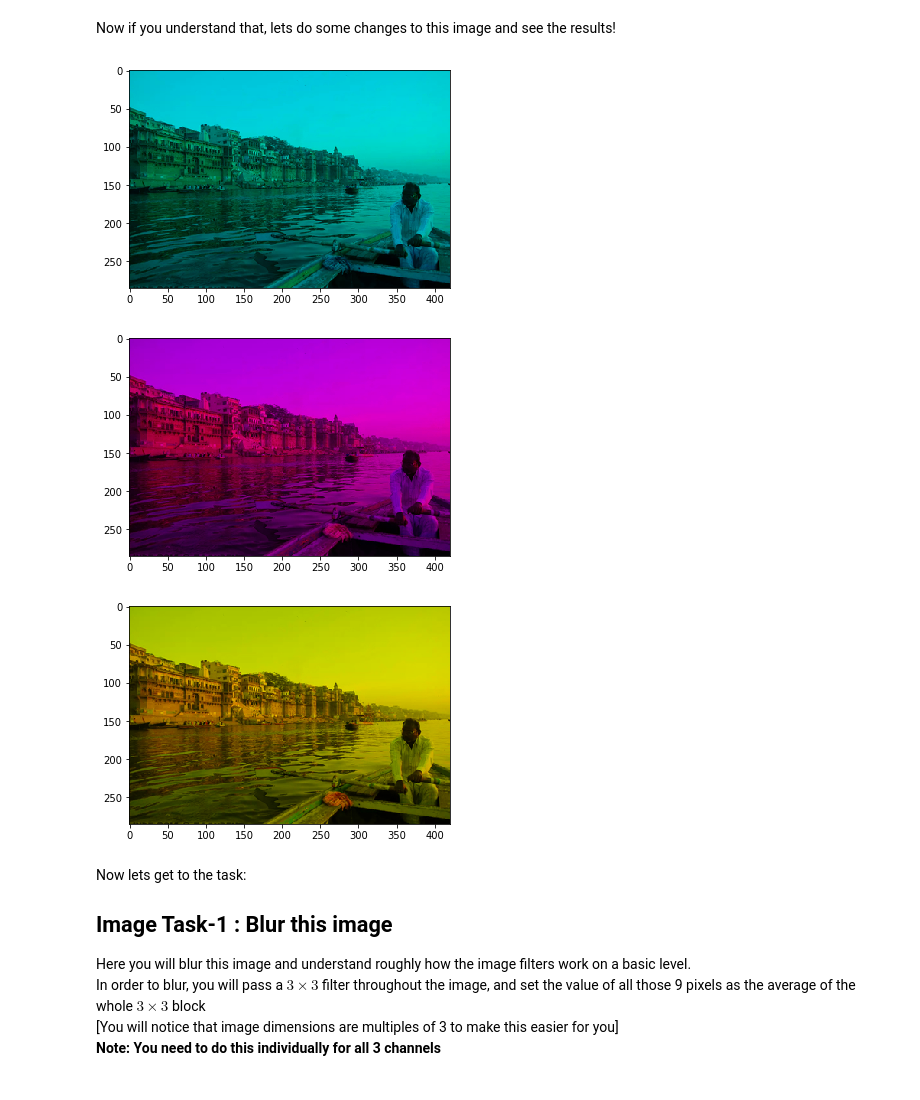
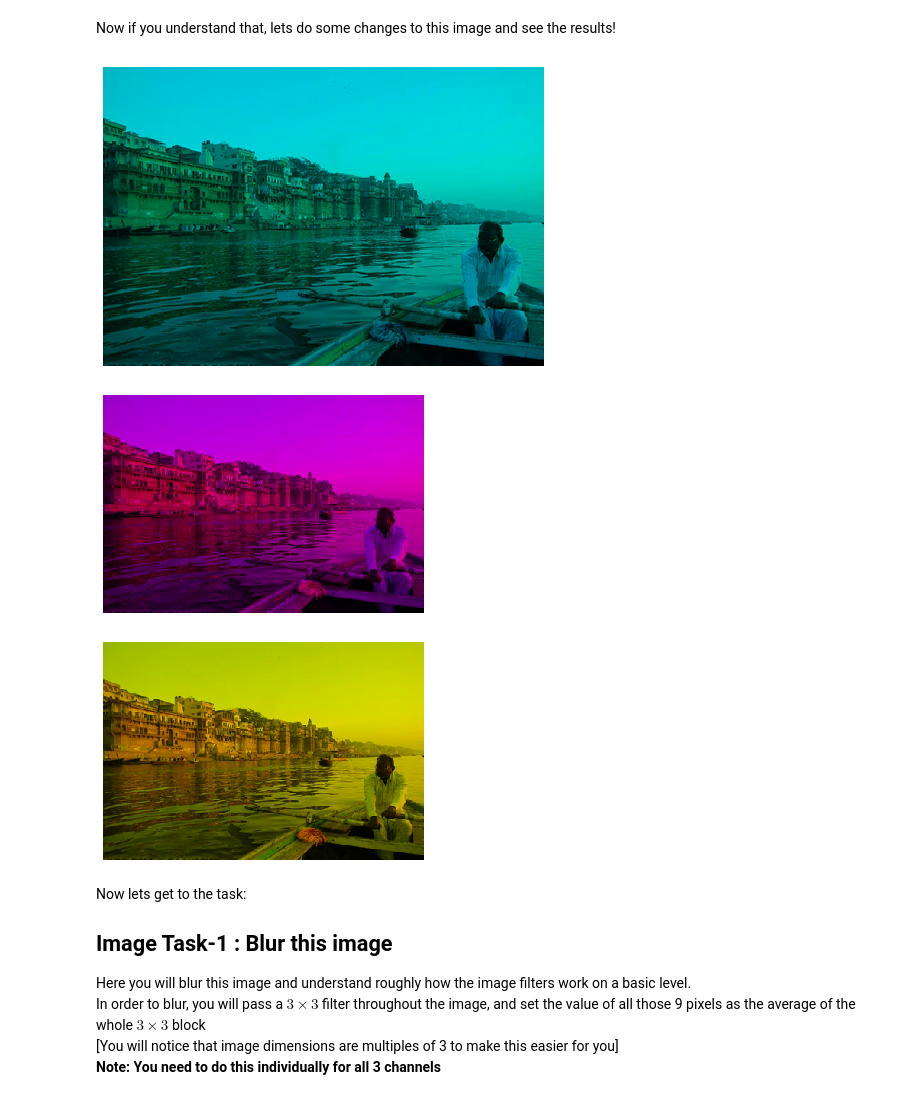
Before and after one commit to Smit-create/Assignment-1-MnC19, a Jupyter notebook: Assignments/Assignment 2 Numpy Pandas/Assignment-2.ipynb, the cells around one changed output. Saved outputs shown, nothing was run; the diff lists cells and outputs as text; code cells hidden in the pictures.

```diff
--- a/Assignments/Assignment 2 Numpy Pandas/Assignment-2.ipynb
+++ b/Assignments/Assignment 2 Numpy Pandas/Assignment-2.ipynb
@@ -443,27 +577,31 @@ Now if you understand that, lets do some changes to this image and see the resul
 # %%
 # This makes the RED channel of the image all 0, you can see the results
 img_copy = img_arr.copy()
 img_copy[:,:,0]*=0
 plt.imshow(img_copy)
+plt.axis("off")
+
 plt.show()
 # %% [output]
-[figure, old version]
+[figure, new version]
 # %%
 # This makes the GREEN channel of the image all 0, you can see the results
 img_copy = img_arr.copy()
 img_copy[:,:,1]*=0
 plt.imshow(img_copy)
+plt.axis("off")
 plt.show()
 # %% [output]
-[figure, old version]
+[figure, new version]
 # %%
 # This makes the BLUE channel of the image all 0, you can see the results
 img_copy = img_arr.copy()
 img_copy[:,:,2]*=0
 plt.imshow(img_copy)
+plt.axis('off')
 plt.show()
 # %% [output]
-[figure, old version]
+[figure, new version]
 # %% [markdown]
 Now lets get to the task:
 ## Image Task-1 : Blur this image
```
Also changed, not shown: parts of 53 cells of this notebook, 2 other files.
